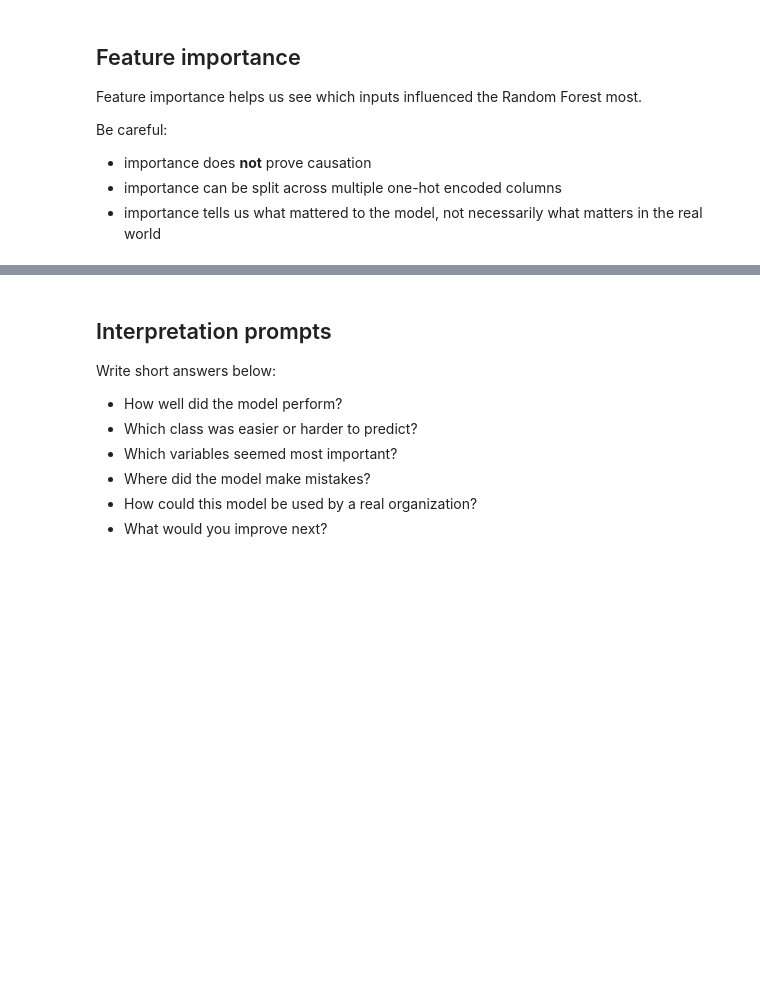
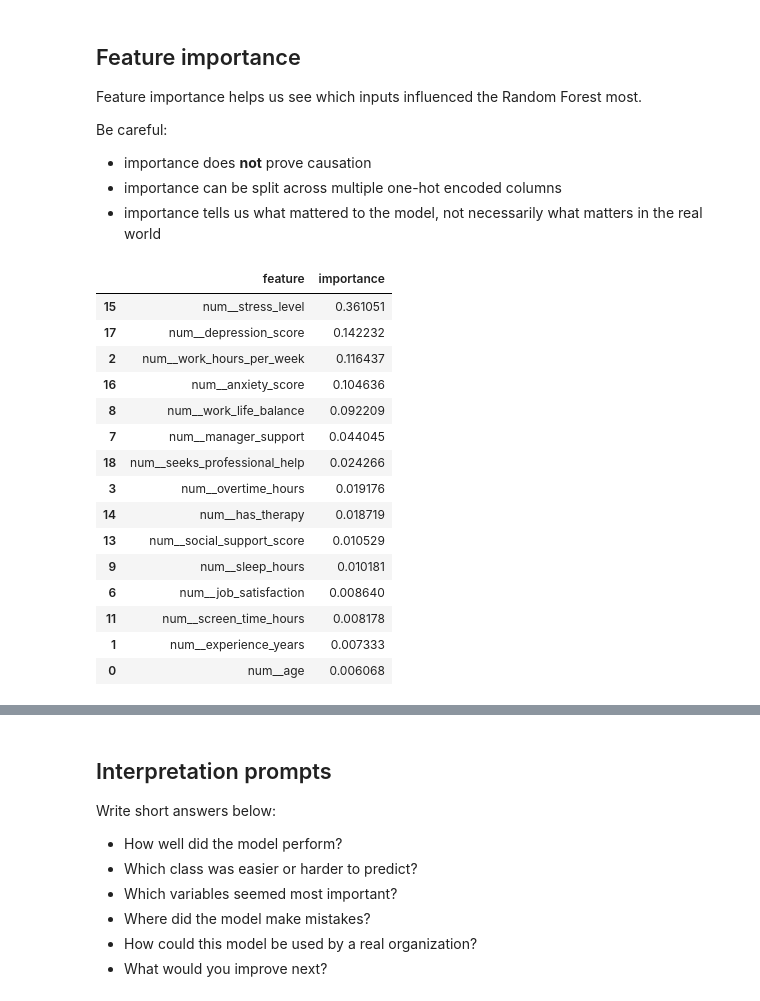
Before and after one commit to NinaHRO/CIS-3902-AI-and-ML, a Jupyter notebook: DataMining_Project_Template_Spring_2026_(1)_(2).ipynb, the cells around one changed output, grey strips where cells are left out. Cells and saved outputs as stored; diff of their text form; code cells hidden in the pictures; blank space fills up the shorter version.

```diff
--- a/DataMining_Project_Template_Spring_2026_(1)_(2).ipynb
+++ b/DataMining_Project_Template_Spring_2026_(1)_(2).ipynb
@@ -409,7 +450,8 @@ print("Numeric columns:", numeric_cols)
 # %%
 # Build preprocessing pipeline
 numeric_transformer = Pipeline(steps=[
-    ("imputer", SimpleImputer(strategy="median"))
+    ("imputer", SimpleImputer(strategy="median")),
+    ("scaler", StandardScaler()) # Added StandardScaler for numeric features
 ])
 
 categorical_transformer = Pipeline(steps=[
@@ -489,2 +520,31 @@ print("Best Parameters:", grid_search.best_params_)
+# %%
+# Preprocess once
+from sklearn.model_selection import RandomizedSearchCV
+
+X_train_processed = preprocessor.fit_transform(X_train)
+X_test_processed = preprocessor.transform(X_test)
+
+# Model
+rf = RandomForestClassifier(random_state=123)
+
+# Smaller, faster search space
+param_grid = {
+    "n_estimators": [50, 100],
+    "max_depth": [5, 10],
+    "min_samples_leaf": [1, 2]
+}
+
+grid_search = RandomizedSearchCV(
+    estimator=rf,
+    param_distributions=param_grid,
+    n_iter=5,
+    cv=2,
+    scoring="f1_weighted",
+    n_jobs=-1,
+    random_state=123
+)
+
+grid_search.fit(X_train_processed, y_train)
+best_rf = grid_search.best_estimator_
 # %%
 # Final evaluation on the test set
@@ -517,16 +594,36 @@ Be careful:
 # %%
 # Feature importance from the tuned model
 import pandas as pd
 
-feature_names = best_rf.named_steps["preprocessor"].get_feature_names_out()
-importances = best_rf.named_steps["model"].feature_importances_
+# Get feature names after preprocessing. The 'preprocessor' object was fitted in cell 1b201a22.
+feature_names = preprocessor.get_feature_names_out()
+
+# Get feature importances directly from the best_rf model, which is a RandomForestClassifier
+importances = best_rf.feature_importances_
 
 feature_importance_df = pd.DataFrame({
     "feature": feature_names,
     "importance": importances
 }).sort_values("importance", ascending=False)
 
 display(feature_importance_df.head(15))
+# %% [output]
+|  | feature | importance |
+| 15 | num__stress_level | 0.361051 |
+| 17 | num__depression_score | 0.142232 |
+| 2 | num__work_hours_per_week | 0.116437 |
+| 16 | num__anxiety_score | 0.104636 |
+| 8 | num__work_life_balance | 0.092209 |
+| 7 | num__manager_support | 0.044045 |
+| 18 | num__seeks_professional_help | 0.024266 |
+| 3 | num__overtime_hours | 0.019176 |
+| 14 | num__has_therapy | 0.018719 |
+| 13 | num__social_support_score | 0.010529 |
+| 9 | num__sleep_hours | 0.010181 |
+| 6 | num__job_satisfaction | 0.008640 |
+| 11 | num__screen_time_hours | 0.008178 |
+| 1 | num__experience_years | 0.007333 |
+| 0 | num__age | 0.006068 |
 # %%
 # Plot top feature importances
 top_n = 15
```
Also changed, not shown: parts of 27 cells of this notebook.
